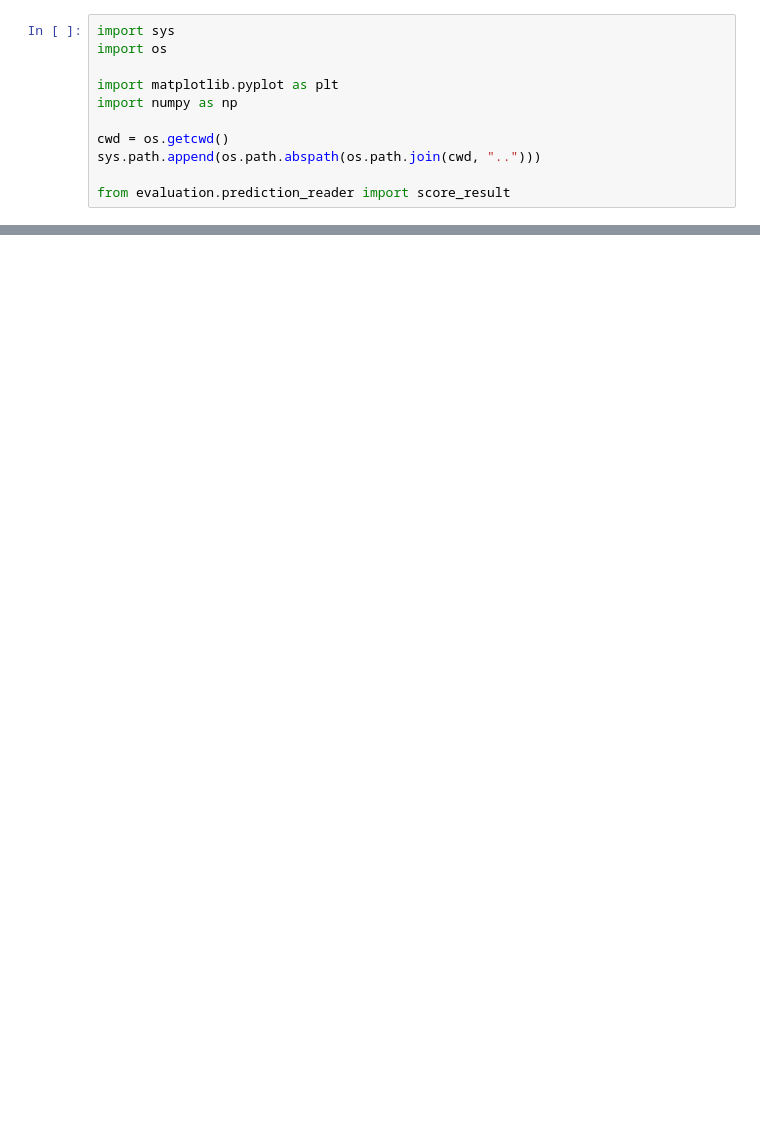
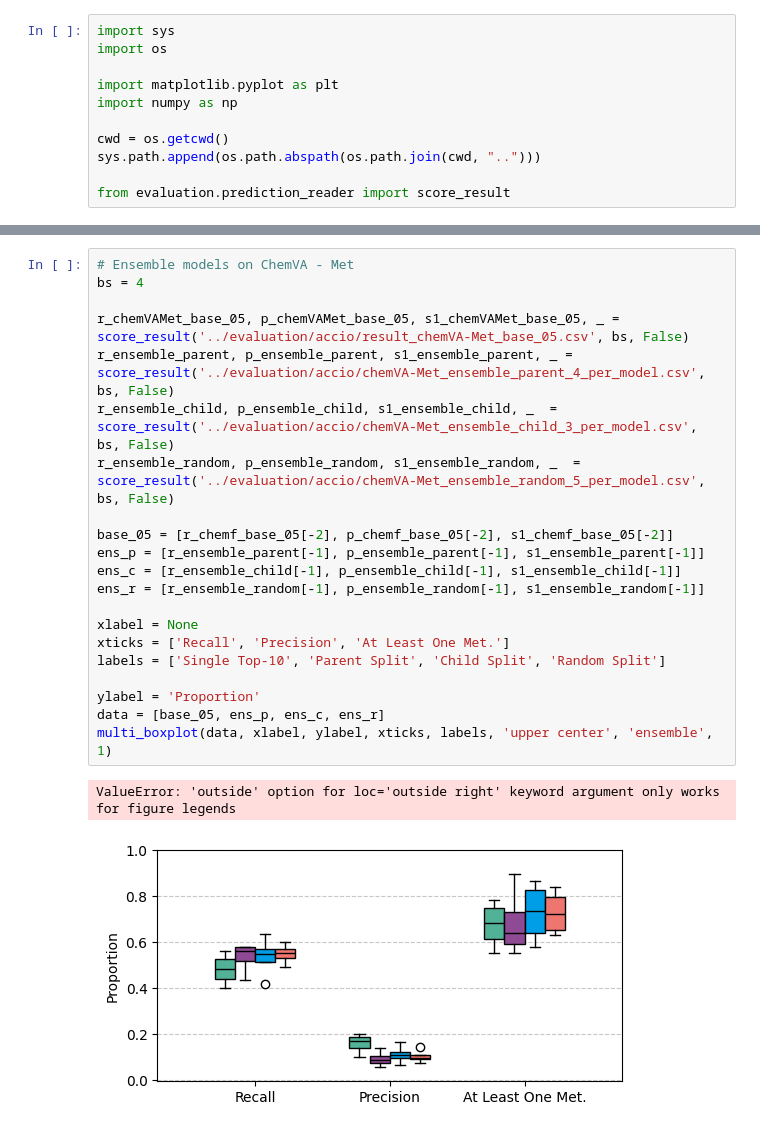
Before and after one commit to tsofiac/LAGOM, a Jupyter notebook: for_article/boxplots_article.ipynb, the cells around one changed output, grey strips where cells are left out. Drawn from its saved outputs; the diff is of its cells as text; blank space fills up the shorter version.

```diff
--- a/for_article/boxplots_article.ipynb
+++ b/for_article/boxplots_article.ipynb
@@ -111,0 +112,24 @@ multi_boxplot(data, xlabel, ylabel, xticks, labels, 'lower right', 'best_model',
+# %%
+# Ensemble models on ChemVA - Met
+bs = 4
+
+r_chemVAMet_base_05, p_chemVAMet_base_05, s1_chemVAMet_base_05, _ = score_result('../evaluation/accio/result_chemVA-Met_base_05.csv', bs, False)
+r_ensemble_parent, p_ensemble_parent, s1_ensemble_parent, _ = score_result('../evaluation/accio/chemVA-Met_ensemble_parent_4_per_model.csv', bs, False)
+r_ensemble_child, p_ensemble_child, s1_ensemble_child, _  = score_result('../evaluation/accio/chemVA-Met_ensemble_child_3_per_model.csv', bs, False)
+r_ensemble_random, p_ensemble_random, s1_ensemble_random, _  = score_result('../evaluation/accio/chemVA-Met_ensemble_random_5_per_model.csv', bs, False)
+
+base_05 = [r_chemf_base_05[-2], p_chemf_base_05[-2], s1_chemf_base_05[-2]]
+ens_p = [r_ensemble_parent[-1], p_ensemble_parent[-1], s1_ensemble_parent[-1]]
+ens_c = [r_ensemble_child[-1], p_ensemble_child[-1], s1_ensemble_child[-1]]
+ens_r = [r_ensemble_random[-1], p_ensemble_random[-1], s1_ensemble_random[-1]]
+
+xlabel = None
+xticks = ['Recall', 'Precision', 'At Least One Met.']
+labels = ['Single Top-10', 'Parent Split', 'Child Split', 'Random Split']
+
+ylabel = 'Proportion'
+data = [base_05, ens_p, ens_c, ens_r]
+multi_boxplot(data, xlabel, ylabel, xticks, labels, 'upper center', 'ensemble', 1)
+# %% [output]
+ValueError: 'outside' option for loc='outside right' keyword argument only works for figure legends
+[figure, added]
```
Also changed, not shown: parts of 3 cells of this notebook, 5 other files.
